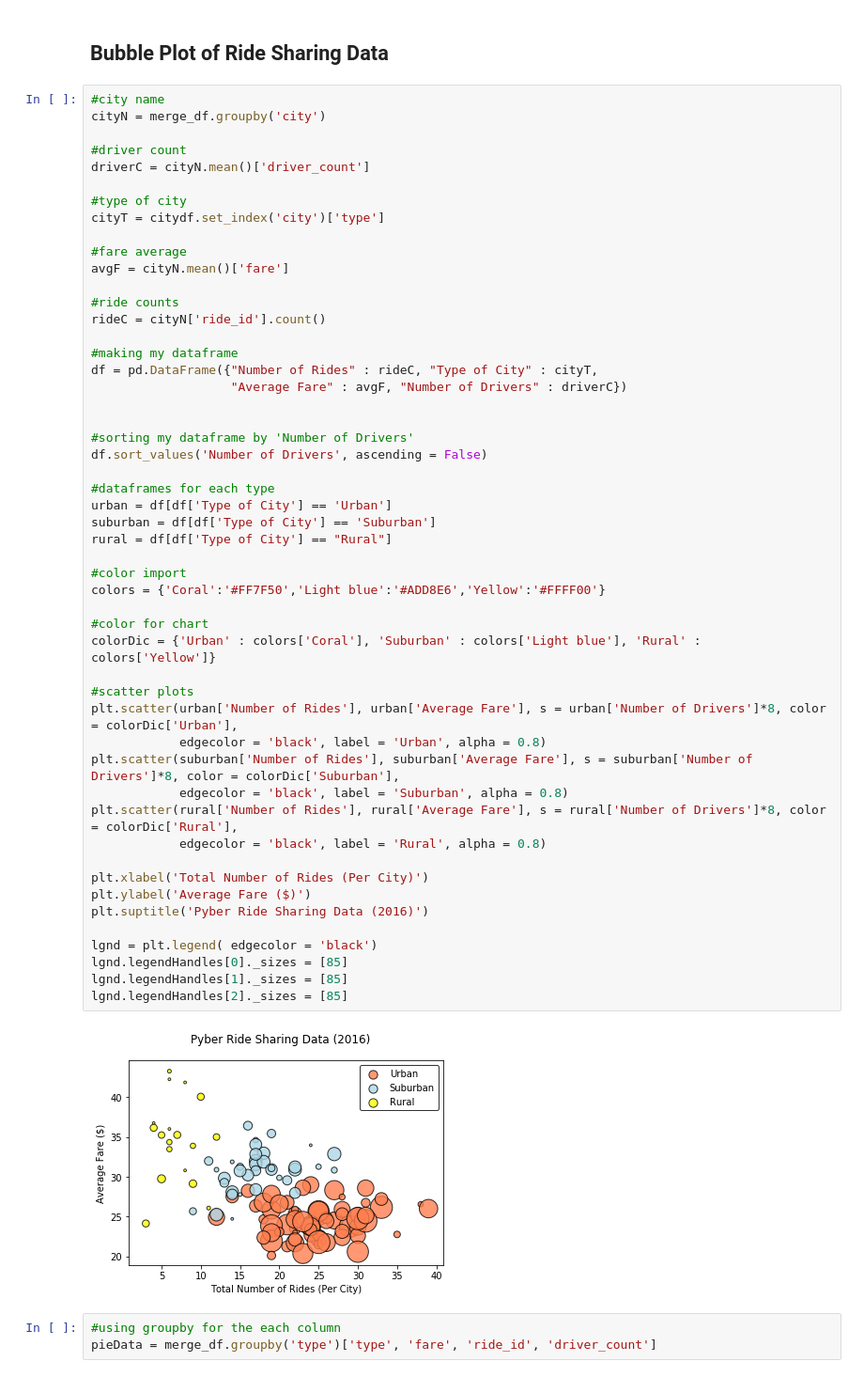
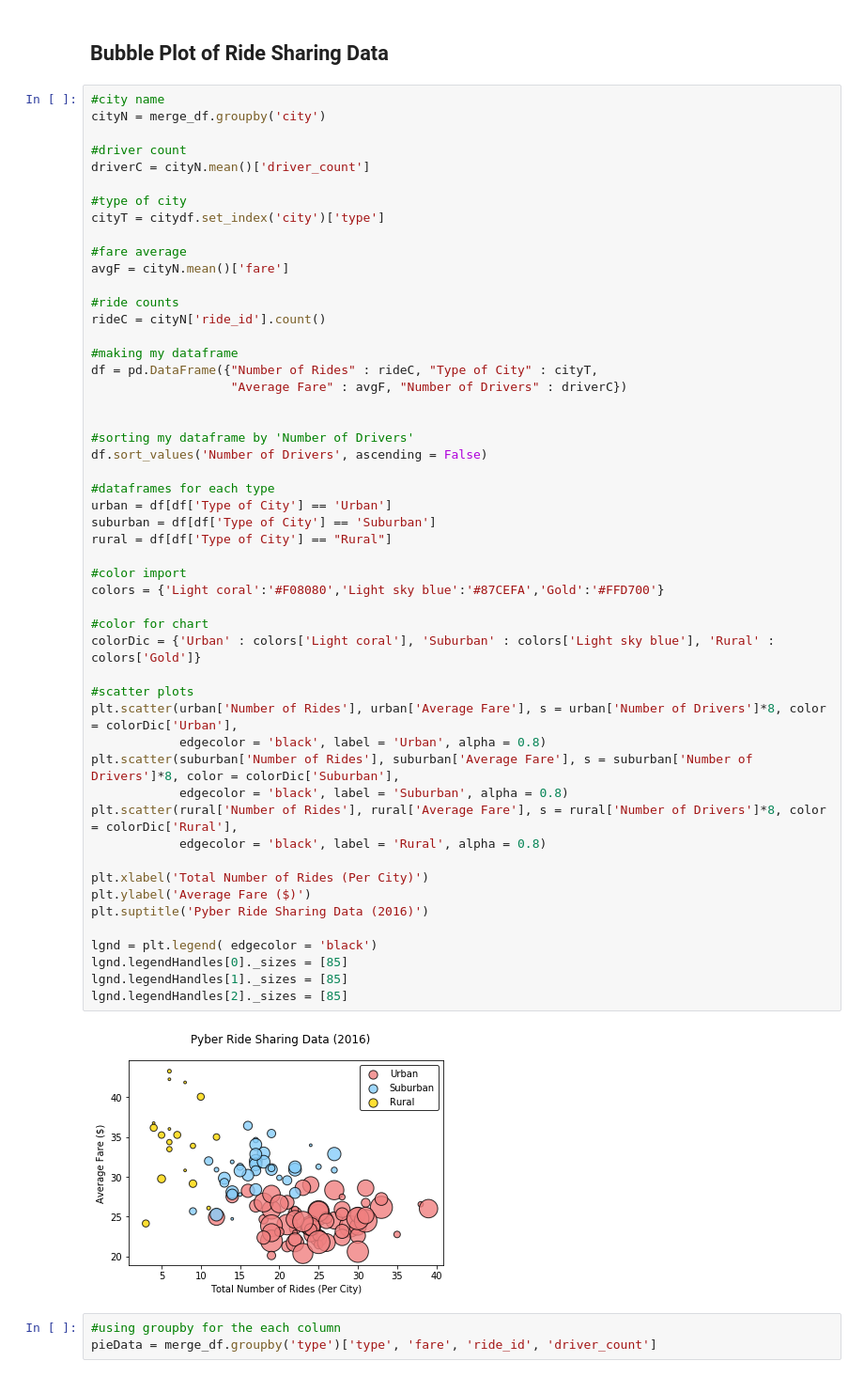
Before and after one commit to snguyen0815/Maplotlib_Pyber, a Jupyter notebook: Pyride.ipynb, the cells around one changed output. Shown at 94% size. Drawn from its saved outputs; the diff is of its cells as text.

```diff
--- a/Pyride.ipynb
+++ b/Pyride.ipynb
@@ -67,36 +67,36 @@ df = pd.DataFrame({"Number of Rides" : rideC, "Type of City" : cityT,
 
 #sorting my dataframe by 'Number of Drivers'
 df.sort_values('Number of Drivers', ascending = False)
 
 #dataframes for each type
 urban = df[df['Type of City'] == 'Urban']
 suburban = df[df['Type of City'] == 'Suburban']
 rural = df[df['Type of City'] == "Rural"]
 
 #color import
-colors = {'Coral':'#FF7F50','Light blue':'#ADD8E6','Yellow':'#FFFF00'}
+colors = {'Light coral':'#F08080','Light sky blue':'#87CEFA','Gold':'#FFD700'}
 
 #color for chart
-colorDic = {'Urban' : colors['Coral'], 'Suburban' : colors['Light blue'], 'Rural' : colors['Yellow']}
+colorDic = {'Urban' : colors['Light coral'], 'Suburban' : colors['Light sky blue'], 'Rural' : colors['Gold']}
 
 #scatter plots
 plt.scatter(urban['Number of Rides'], urban['Average Fare'], s = urban['Number of Drivers']*8, color = colorDic['Urban'],
             edgecolor = 'black', label = 'Urban', alpha = 0.8)
 plt.scatter(suburban['Number of Rides'], suburban['Average Fare'], s = suburban['Number of Drivers']*8, color = colorDic['Suburban'],
             edgecolor = 'black', label = 'Suburban', alpha = 0.8)
 plt.scatter(rural['Number of Rides'], rural['Average Fare'], s = rural['Number of Drivers']*8, color = colorDic['Rural'],
             edgecolor = 'black', label = 'Rural', alpha = 0.8)
 
 plt.xlabel('Total Number of Rides (Per City)')
 plt.ylabel('Average Fare ($)')
 plt.suptitle('Pyber Ride Sharing Data (2016)')
 
 lgnd = plt.legend( edgecolor = 'black')
 lgnd.legendHandles[0]._sizes = [85]
 lgnd.legendHandles[1]._sizes = [85]
 lgnd.legendHandles[2]._sizes = [85]
 # %% [output]
-[figure, old version]
+[figure, new version]
 # %%
 #using groupby for the each column
 pieData = merge_df.groupby('type')['type', 'fare', 'ride_id', 'driver_count']
```
Also changed, not shown: parts of 3 cells of this notebook.
